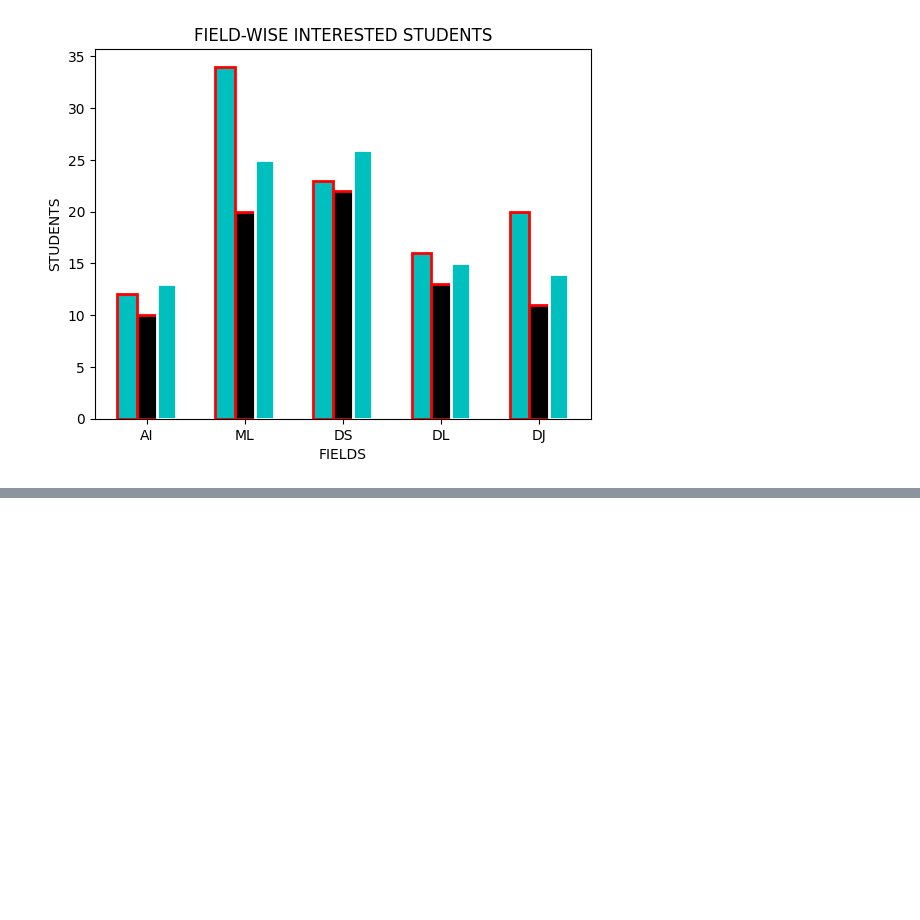
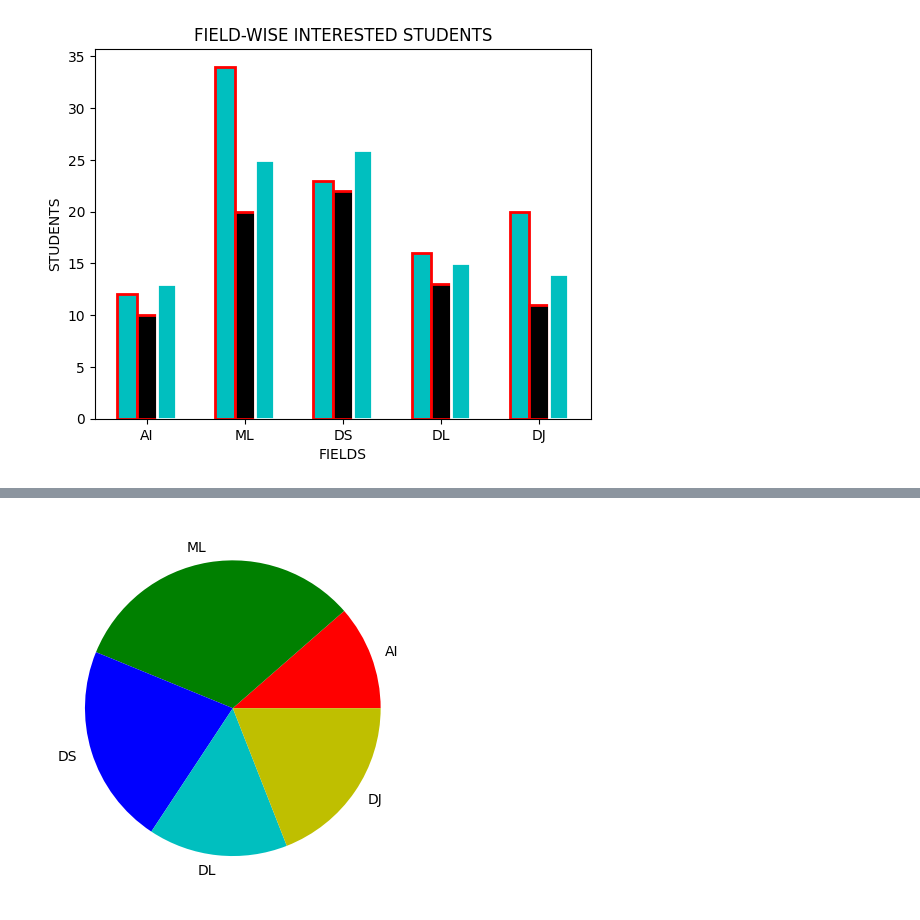
Before and after one commit to Samplergithub769/Data-Science-Intern, a Jupyter notebook: Python_Day13_Matplotlib_.ipynb, the cells around one changed output, grey strips where cells are left out. Drawn from its saved outputs; the diff is of its cells as text; code cells hidden in the pictures; blank space fills up the shorter version.

```diff
--- a/Python_Day13_Matplotlib_.ipynb
+++ b/Python_Day13_Matplotlib_.ipynb
@@ -73,0 +90,10 @@ plt.show()
+# %%
+fields=['AI','ML','DS','DL','DJ']
+div_a=[12,34,23,16,20]
+div_b=[10,20,22,13,11]
+div_c=[13,25,26,15,14]
+# %%
+plt.pie(div_a,labels=fields,colors=['r','g','b','c','y'])
+plt.show()
+# %% [output]
+[figure, added]
```
Also changed, not shown: parts of 6 cells of this notebook.
